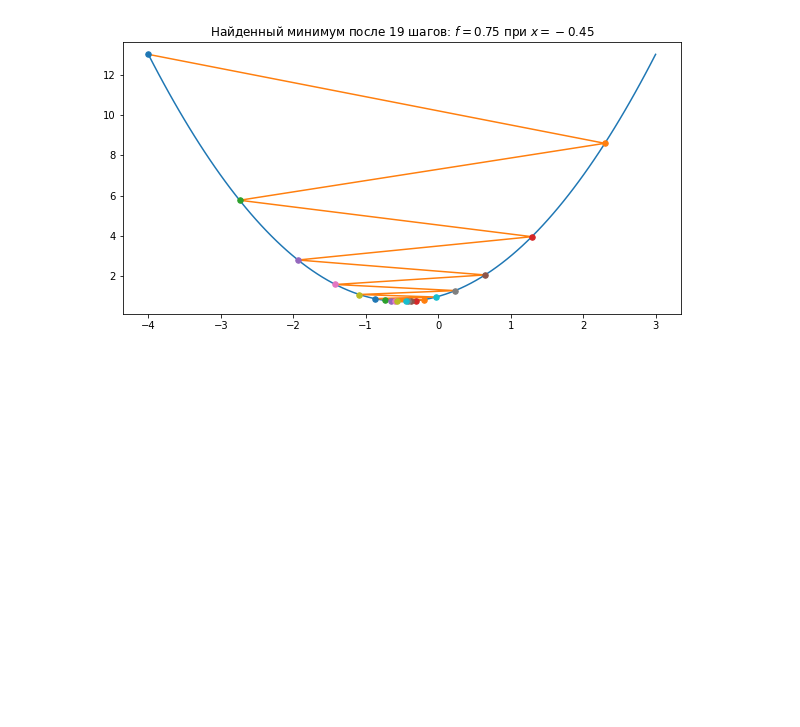
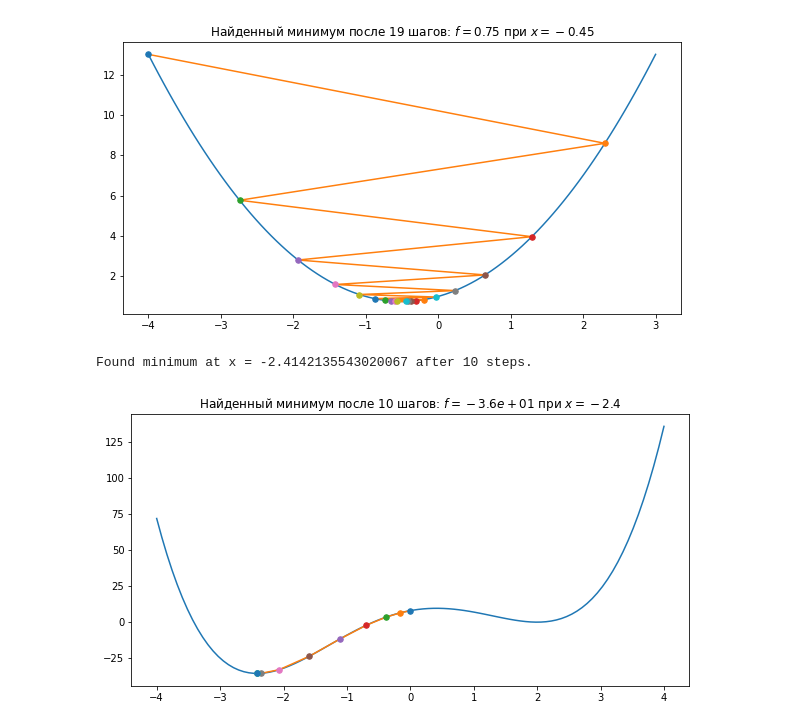
Before and after one commit to MagicMoleMM/ML, a Jupyter notebook: Градиентный_спуск.ipynb, the cells around one changed output. Cells and saved outputs as stored; diff of their text form; code cells hidden in the pictures; blank space fills up the shorter version.

```diff
--- a/Градиентный_спуск.ipynb
+++ b/Градиентный_спуск.ipynb
@@ -47,3 +47,21 @@ visualize(f, (-4, 3), positions=positions, values=values)
 # %% [output]
 Found minimum at x = -0.5403522526612398 after 19 steps.
 [figure]
+# %%
+# градиентный спуск
+initial_position = 0
+f = lambda x: (x**2 - 4*x + 4)*(x**2 + 4*x + 2)
+df_dx = lambda x: 4*x**3 - 20*x + 8
+
+# Выберите подходящие параметры для оптимизации
+n_iters =  30
+lr = 0.02
+# < YOUR CODE ENDS HERE>
+
+
+position, positions, values = gradient_descent(f=f, df_dx=df_dx, initial_position=initial_position,
+                                               n_iters=n_iters, lr=lr, tol=1e-4)
+visualize(f, (-4, 4), positions=positions, values=values)
+# %% [output]
+Found minimum at x = -2.4142135543020067 after 10 steps.
+[figure, added]
```
